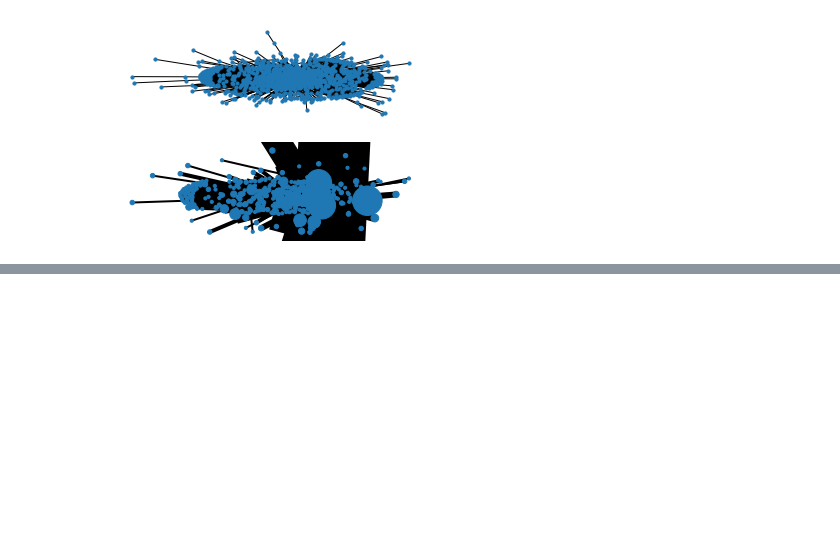
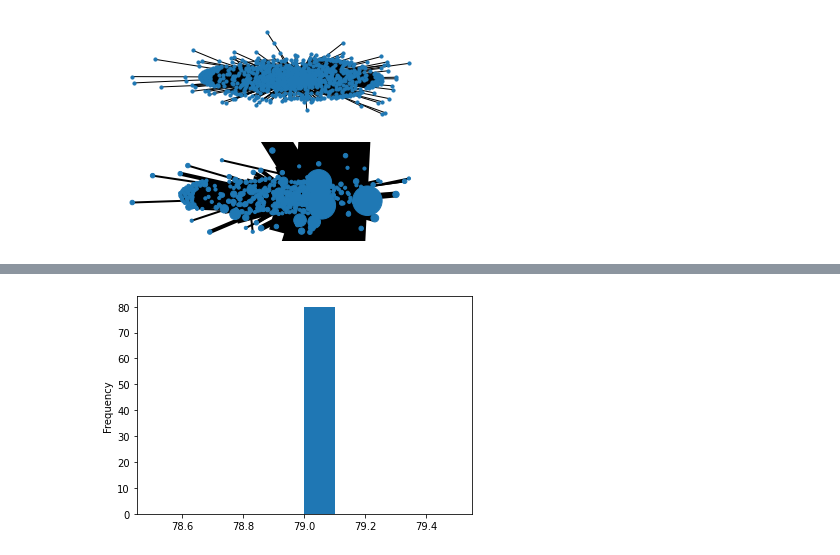
Before and after one commit to RedBatProject/Learning-tools, a Jupyter notebook: networkx_learning.ipynb, the cells around one changed output, grey strips where cells are left out. Cells and saved outputs as stored; diff of their text form; code cells hidden in the pictures; blank space fills up the shorter version.

```diff
--- a/networkx_learning.ipynb
+++ b/networkx_learning.ipynb
@@ -565,0 +921,30 @@ plt.show()
+# %%
+def h(n,m,p):
+    # n = 20
+    # seed = 1531
+    # # n = 10
+    # m = 3
+    # p = 0.1
+    G = nx.watts_strogatz_graph(4*n,m,p,seed = seed)
+    # ed_after = np.zeroes(len(G.edges))
+    list_ed =[]
+    for i in G.edges:
+        G = nx.watts_strogatz_graph(4*n,m,p,seed = seed)
+        G.edges
+        G.remove_edges_from()
+        components = nx.connected_components(G)
+        largest_component = max(components, key=len)
+        H = G.subgraph(largest_component)
+        list_ed.append(len(H.edges))
+        # print(len(H.nodes))
+        # print(len(H.edges))
+    list_os_component = np.array(list_ed)
+    num = np.linspace(1,len(list_os_component),len(list_os_component))
+    X = pd.DataFrame()
+    X['num'] = num
+    X["remained"] = list_os_component
+    X['remained'].plot(kind='hist')
+# %%
+h(10,3,0.1)
+# %% [output]
+[figure, added]
```
Also changed, not shown: parts of 20 cells of this notebook.
